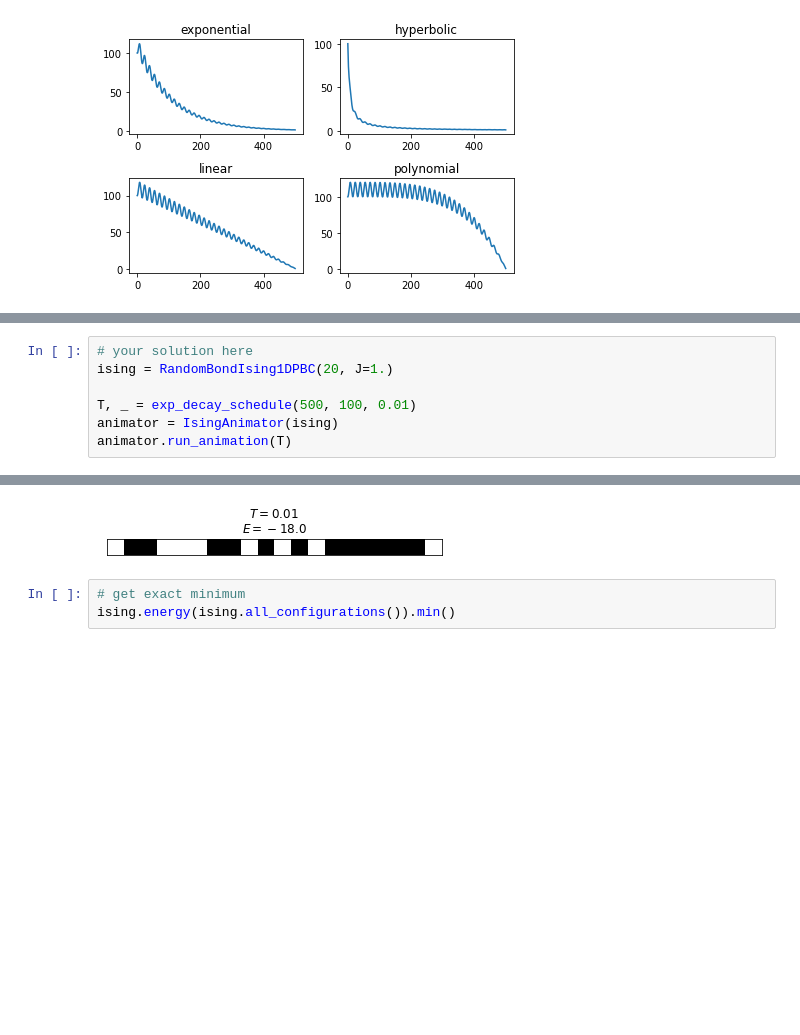
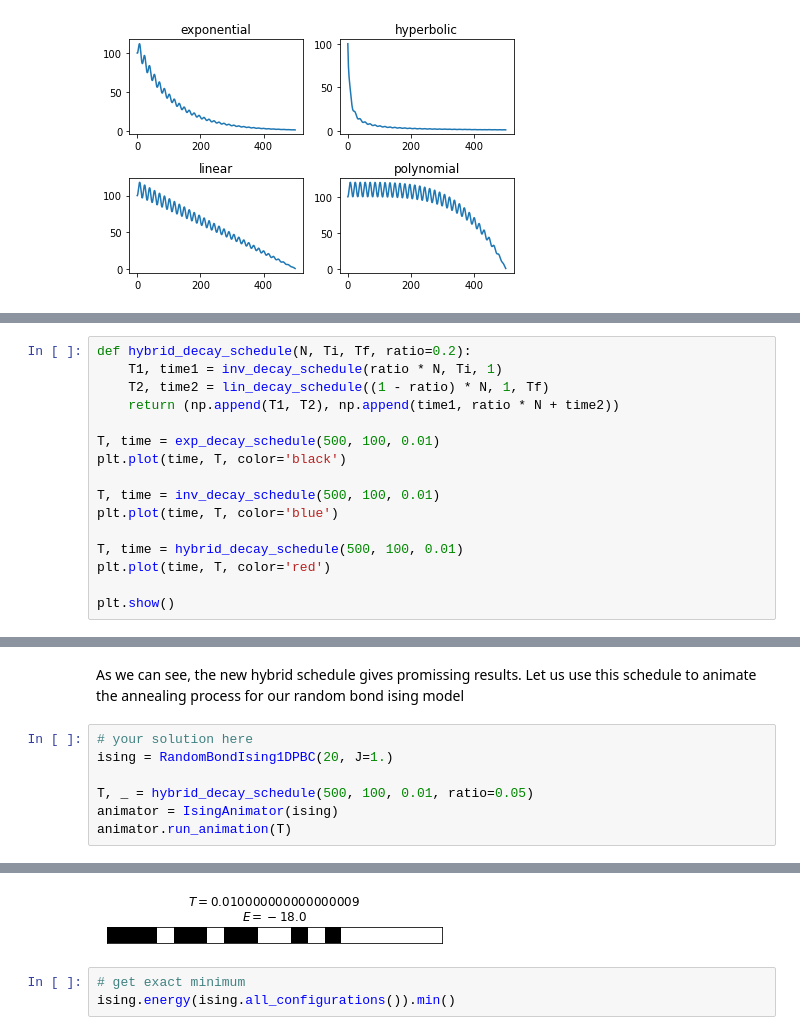
Before and after one commit to MelkoCollective/CDL_2020, a Jupyter notebook: Project_4_Ising_Annealer/Task_2.ipynb, the cells around one changed output, grey strips where cells are left out. Drawn from its saved outputs; the diff is of its cells as text; blank space fills up the shorter version.

Commit message:
Task 2: Finalize the analysis on different decay schedules

```diff
--- a/Project_4_Ising_Annealer/Task_2.ipynb
+++ b/Project_4_Ising_Annealer/Task_2.ipynb
@@ -267,0 +275,16 @@ We see, that for smaller models generally all schedules do well, however for lar
+# %%
+def hybrid_decay_schedule(N, Ti, Tf, ratio=0.2):
+    T1, time1 = inv_decay_schedule(ratio * N, Ti, 1)
+    T2, time2 = lin_decay_schedule((1 - ratio) * N, 1, Tf)
+    return (np.append(T1, T2), np.append(time1, ratio * N + time2))
+
+T, time = exp_decay_schedule(500, 100, 0.01)
+plt.plot(time, T, color='black')
+
+T, time = inv_decay_schedule(500, 100, 0.01)
+plt.plot(time, T, color='blue')
+
+T, time = hybrid_decay_schedule(500, 100, 0.01)
+plt.plot(time, T, color='red')
+
+plt.show()
@@ -268,13 +316,15 @@ We see, that for smaller models generally all schedules do well, however for lar
+# %% [markdown]
+As we can see, the new hybrid schedule gives promissing results. Let us use this schedule to animate the annealing process for our random bond ising model
 # %%
 # your solution here
 ising = RandomBondIsing1DPBC(20, J=1.)
 
-T, _ = exp_decay_schedule(500, 100, 0.01)
+T, _ = hybrid_decay_schedule(500, 100, 0.01, ratio=0.05)
 animator = IsingAnimator(ising)
 animator.run_animation(T)
 # %% [output]
 [interactive output not drawn]
-[figure, old version]
+[figure, new version]
 # %%
 # get exact minimum
 ising.energy(ising.all_configurations()).min()
```
Also changed, not shown: parts of 34 cells of this notebook.
